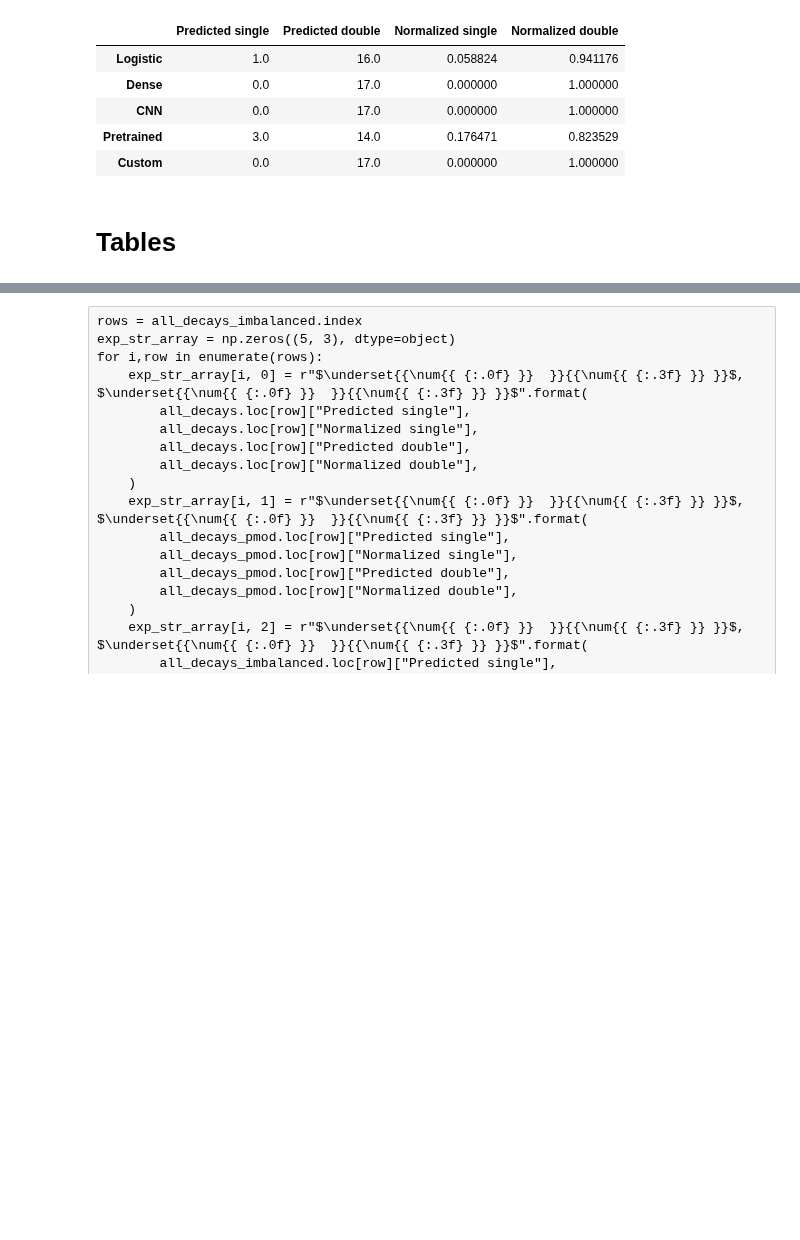
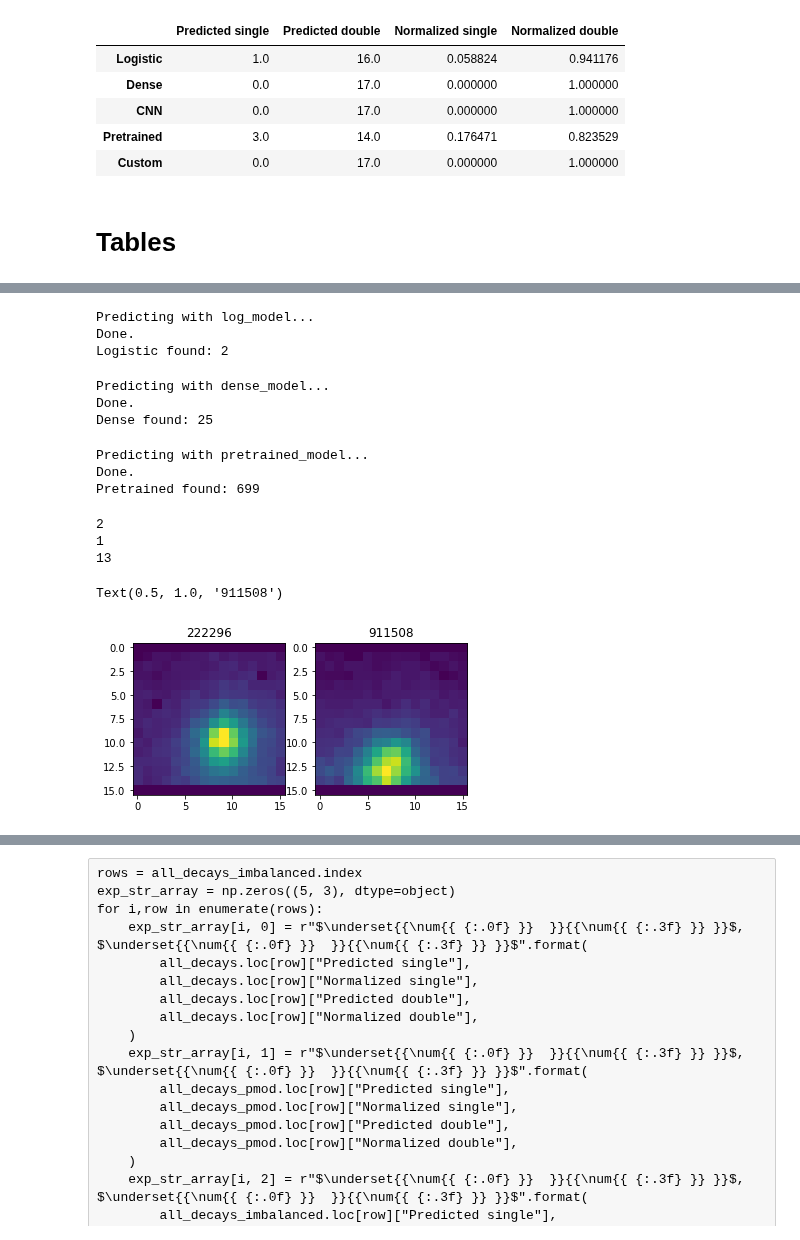
Before and after one commit to geirtul/master_analysis, a Jupyter notebook: notebooks/results/classification_experimental.ipynb, the cells around one changed output, grey strips where cells are left out. Saved outputs shown, nothing was run; the diff lists cells and outputs as text; code cells hidden in the pictures; blank space fills up the shorter version.

Commit message:
Update notebooks on experimental. Pretrained model seems rather biased for doubles

```diff
--- a/notebooks/results/classification_experimental.ipynb
+++ b/notebooks/results/classification_experimental.ipynb
@@ -40,6 +37,18 @@ repo_root = get_git_root()
 events, images = import_real_data(repo_root + "data/real/anodedata_500k.txt") # images not normalized
 images = normalize_image_data(images)
 # %%
+def classify(model, images, events, threshold=0.5):
+    # Get prediction and make class labels based on threshold of 0.5
+    y_out = model.predict(images)
+    y_pred = (y_out > threshold).astype(int)
+    for event_id in events.keys():
+        if y_pred[events[event_id]['image_idx']] == 0:
+            events[event_id]['event_class'] = "single"
+        else:
+            events[event_id]['event_class'] = "double"
+
+    return events
+
 def classification_metrics(model, images, events, name, threshold=0.5):
     # Get prediction and make class labels based on threshold of 0.5
     y_out = model.predict(images)
@@ -514,0 +537,67 @@ with open(fname, "w") as fp:
+# %%
+decays = [e_id for e_id in events.keys() if events[e_id]['event_descriptor'] == 2]
+# %%
+# Load logistic classification experiment
+log_ex_id = "f7f88d576358"
+log_ex = load_experiment(log_ex_id)
+log_model = tf.keras.models.load_model(repo_root + "models/" + log_ex_id + ".h5", compile=False)
+print("Predicting with log_model...")
+log_events = classify(log_model, images.reshape(images.shape[0], 256), events)
+print("Done.")
+del log_model
+
+log_doubles = [e_id for e_id in decays if log_events[e_id]['event_class'] == 'double']
+print("Logistic found:", len(log_doubles))
+# %% [output]
+Predicting with log_model...
+Done.
+Logistic found: 2
+# %%
+# Load dense classification experiment
+dense_ex_id = "eda9d70f103d"
+dense_ex = load_experiment(dense_ex_id)
+dense_model = tf.keras.models.load_model(repo_root + "models/" + dense_ex_id + ".h5", compile=False)
+print("Predicting with dense_model...")
+dense_events = classify(dense_model, images.reshape(images.shape[0], 256), events)
+print("Done.")
+del dense_model
+
+dense_doubles = [e_id for e_id in decays if dense_events[e_id]["event_class"] == 'double']
+print("Dense found:", len(dense_doubles))
+# %% [output]
+Predicting with dense_model...
+Done.
+Dense found: 25
+# %%
+# Load pretrained classification experiment
+pretrained_ex_id = "63d7c8bf7564"
+pretrained_ex = load_experiment(pretrained_ex_id)
+pretrained_model = tf.keras.models.load_model(repo_root + "models/" + pretrained_ex_id + ".h5", compile=False)
+print("Predicting with pretrained_model...")
+pretrained_events = classify(pretrained_model, np.concatenate((images, images, images), axis=-1), events)
+print("Done.")
+del pretrained_model
+
+pretrained_doubles = [e_id for e_id in decays if pretrained_events[e_id]["event_class"] == 'double']
+print("Pretrained found:", len(pretrained_doubles))
+# %% [output]
+Predicting with pretrained_model...
+Done.
+Pretrained found: 699
+# %%
+print(len(set(log_doubles).intersection(set(dense_doubles))))
+print(len(set(log_doubles).intersection(set(pretrained_doubles))))
+print(len(set(dense_doubles).intersection(set(pretrained_doubles))))
+# %% [output]
+2
+1
+13
+# %%
+fig, ax = plt.subplots(1,2, figsize=(6,8))
+ax[0].imshow(images[events[log_doubles[0]]['image_idx']].reshape(16,16))
+ax[0].set_title(log_doubles[0])
+ax[1].imshow(images[events[log_doubles[1]]['image_idx']].reshape(16,16))
+ax[1].set_title(log_doubles[1])
+# %% [output]
+Text(0.5, 1.0, '911508')
+[figure, added]
```
Also changed, not shown: parts of 7 cells of this notebook, 1 other file.
